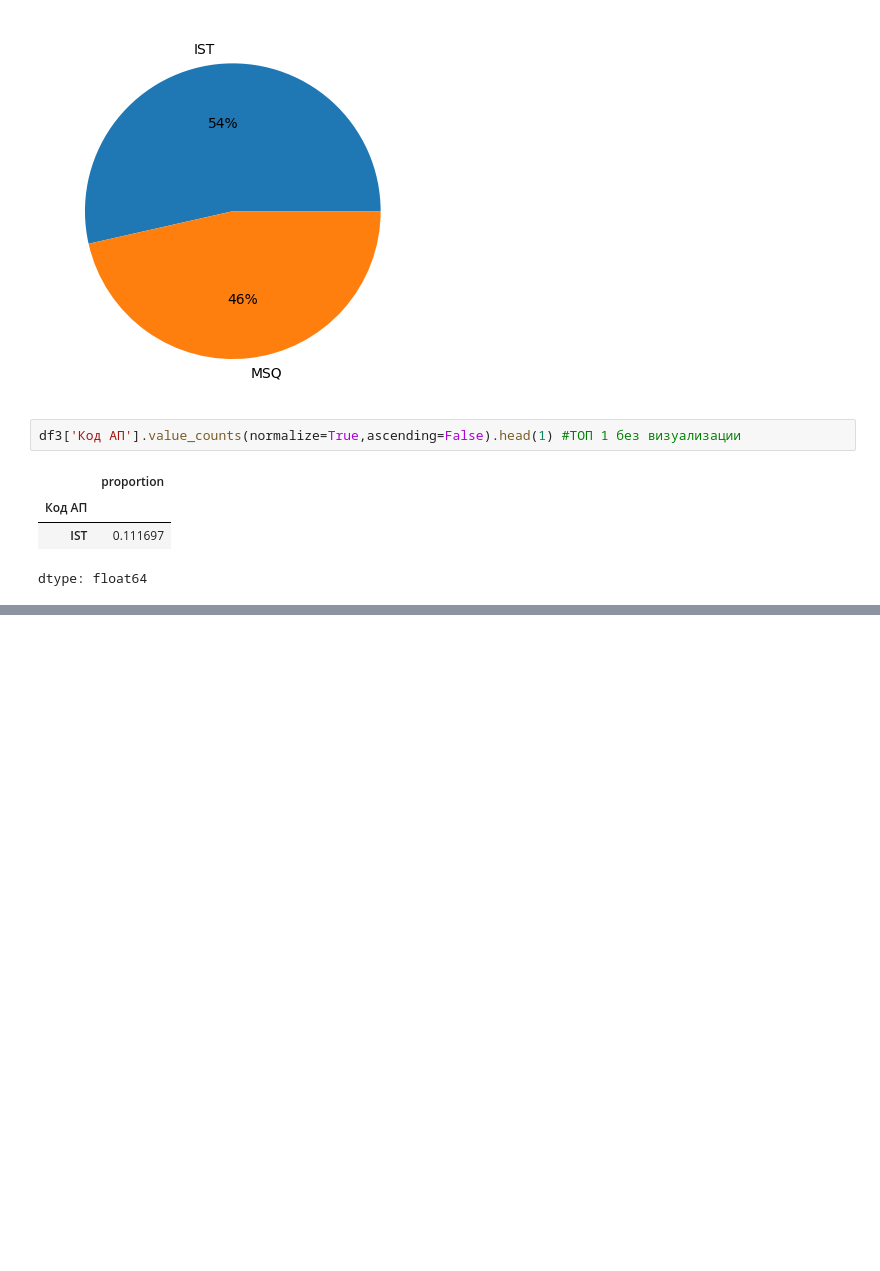
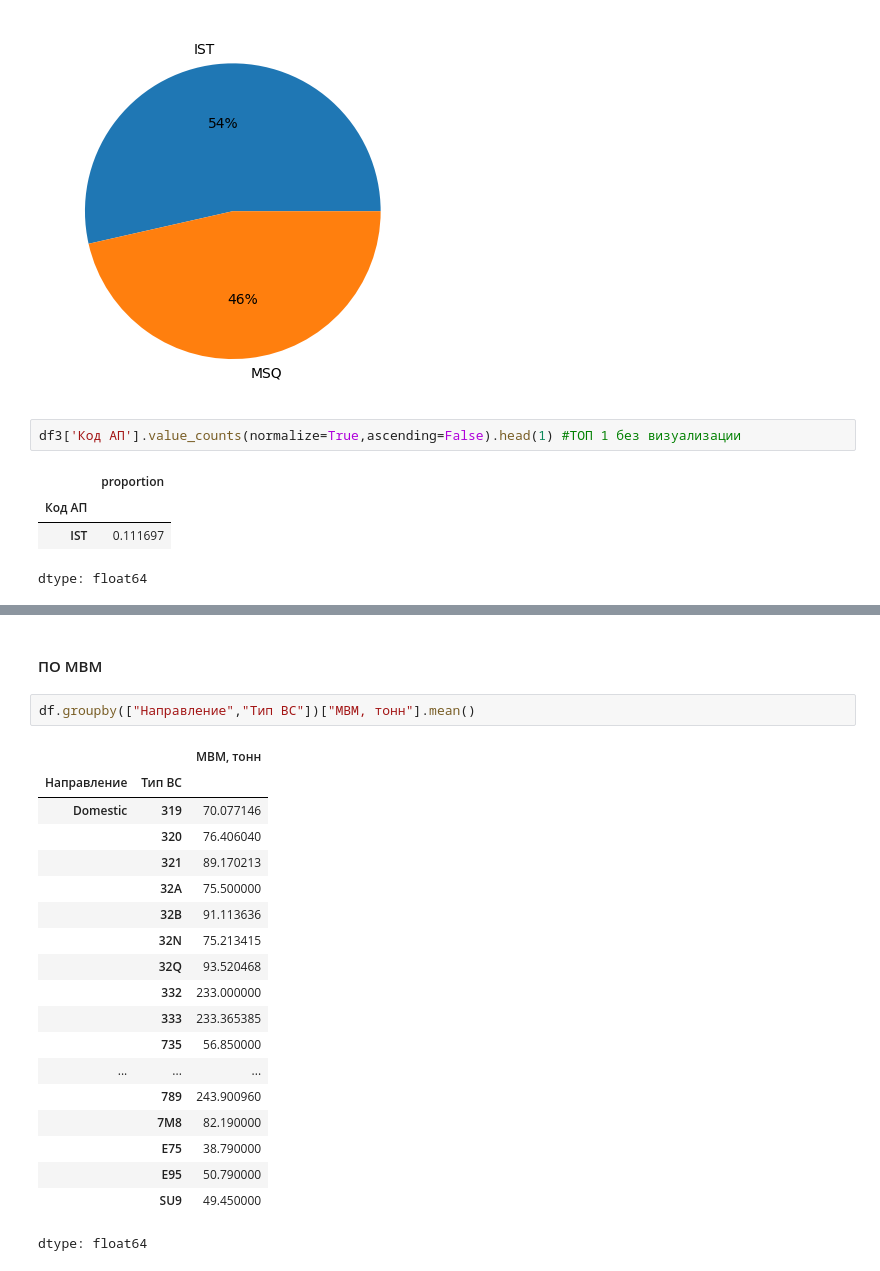
Before and after one commit to trxmaschine/homewrks, a Jupyter notebook: Home_works_2.ipynb, the cells around one changed output, grey strips where cells are left out. Drawn from its saved outputs; the diff is of its cells as text; blank space fills up the shorter version.

```diff
--- a/Home_works_2.ipynb
+++ b/Home_works_2.ipynb
@@ -180,0 +222,24 @@ dtype: float64
+# %% [markdown]
+#### ПО МВМ
+# %%
+df.groupby(["Направление","Тип ВС"])["МВМ, тонн"].mean()
+# %% [output]
+|  |  | МВМ, тонн |
+| Направление | Тип ВС |  |
+| Domestic | 319 | 70.077146 |
+|  | 320 | 76.406040 |
+|  | 321 | 89.170213 |
+|  | 32A | 75.500000 |
+|  | 32B | 91.113636 |
+|  | 32N | 75.213415 |
+|  | 32Q | 93.520468 |
+|  | 332 | 233.000000 |
+|  | 333 | 233.365385 |
+|  | 735 | 56.850000 |
+| ... | ... | ... |
+|  | 789 | 243.900960 |
+|  | 7M8 | 82.190000 |
+|  | E75 | 38.790000 |
+|  | E95 | 50.790000 |
+|  | SU9 | 49.450000 |
+dtype: float64
```
Also changed, not shown: parts of 6 cells of this notebook.
